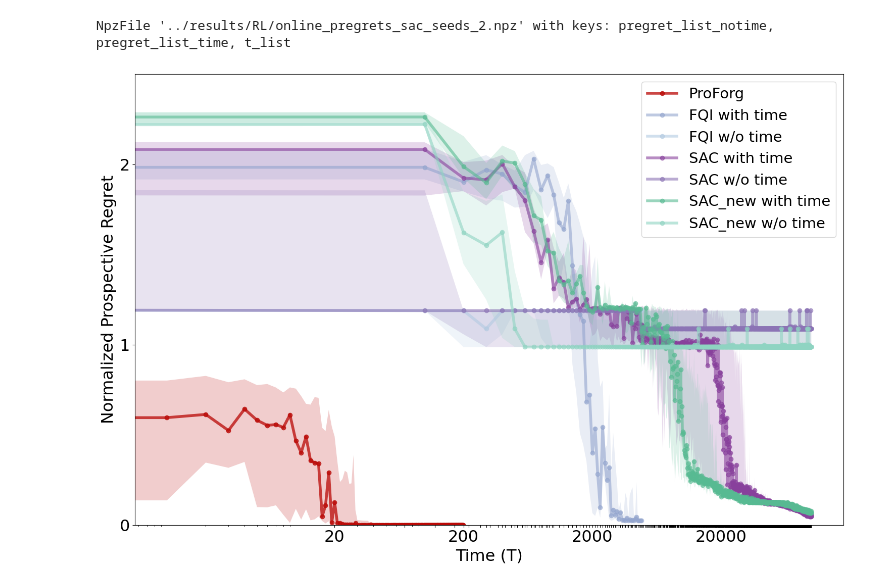
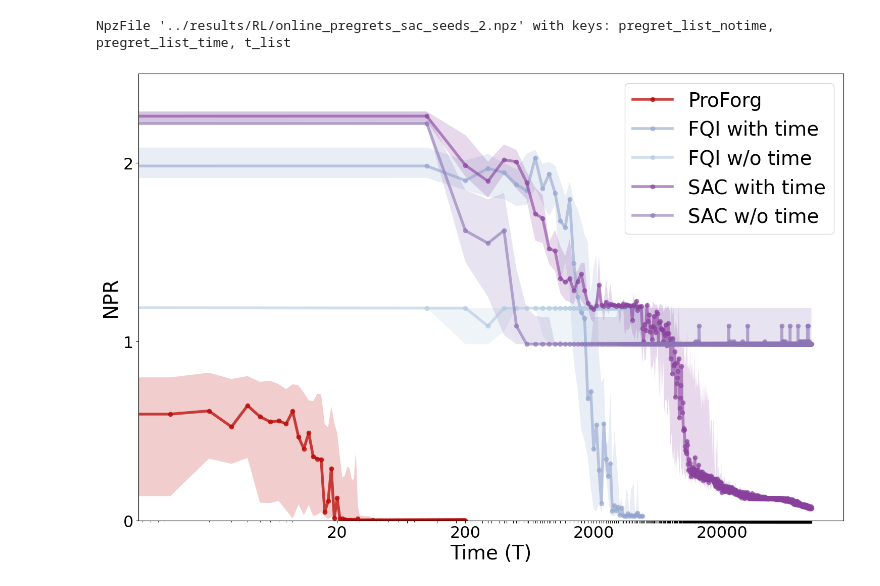
Before and after one commit to neurodata/ProspectiveForaging, a Jupyter notebook: notebooks/fig1_new.ipynb, the cells around one changed output. Drawn from its saved outputs; the diff is of its cells as text; code cells hidden in the pictures.

```diff
--- a/notebooks/fig1_new.ipynb
+++ b/notebooks/fig1_new.ipynb
@@ -105,48 +105,48 @@ plt.fill_between(Ts_RL[1:], q25[1:], q75[1:], color=colors["RL_FQI_time"], alpha
 
 median = np.median(PREGRETS_random_RL_arr, axis=0)
 q25  = np.nanpercentile(PREGRETS_random_RL_arr, 25, axis=0)
 q75  = np.nanpercentile(PREGRETS_random_RL_arr, 75, axis=0)
 plt.plot(Ts_RL[1:], median[1:],color=colors["RL_FQI_notime"], lw = linewidth,marker='o',alpha = 0.6,label = 'FQI w/o time')
 plt.fill_between(Ts_RL[1:], q25[1:], q75[1:], color=colors["RL_FQI_notime"], alpha=0.20, edgecolor="none")
 
 
-median = np.median(PREGRETS_SAC_arr, axis=0)
-q25  = np.nanpercentile(PREGRETS_SAC_arr, 25, axis=0)
-q75  = np.nanpercentile(PREGRETS_SAC_arr, 75, axis=0)
-plt.plot(Ts_SAC[1:], median[1:],color=colors["RL_SAC_time"], lw = linewidth,marker='o',alpha = 0.6,label = 'SAC with time')
-plt.fill_between(Ts_SAC[1:], q25[1:], q75[1:], color=colors["RL_SAC_time"], alpha=0.20, edgecolor="none")
+# median = np.median(PREGRETS_SAC_arr, axis=0)
+# q25  = np.nanpercentile(PREGRETS_SAC_arr, 25, axis=0)
+# q75  = np.nanpercentile(PREGRETS_SAC_arr, 75, axis=0)
+# plt.plot(Ts_SAC[1:], median[1:],color=colors["RL_SAC_time"], lw = linewidth,marker='o',alpha = 0.6,label = 'SAC with time')
+# plt.fill_between(Ts_SAC[1:], q25[1:], q75[1:], color=colors["RL_SAC_time"], alpha=0.20, edgecolor="none")
 
-median = np.median(PREGRETS_random_SAC_arr, axis=0)
-q25  = np.nanpercentile(PREGRETS_random_SAC_arr, 25, axis=0)
-q75  = np.nanpercentile(PREGRETS_random_SAC_arr, 75, axis=0)
-plt.plot(Ts_SAC[1:], median[1:],color=colors["RL_SAC_notime"], lw = linewidth,marker='o',alpha = 0.6,label = 'SAC w/o time')
-plt.fill_between(Ts_SAC[1:], q25[1:], q75[1:], color=colors["RL_SAC_notime"], alpha=0.20, edgecolor="none")
+# median = np.median(PREGRETS_random_SAC_arr, axis=0)
+# q25  = np.nanpercentile(PREGRETS_random_SAC_arr, 25, axis=0)
+# q75  = np.nanpercentile(PREGRETS_random_SAC_arr, 75, axis=0)
+# plt.plot(Ts_SAC[1:], median[1:],color=colors["RL_SAC_notime"], lw = linewidth,marker='o',alpha = 0.6,label = 'SAC w/o time')
+# plt.fill_between(Ts_SAC[1:], q25[1:], q75[1:], color=colors["RL_SAC_notime"], alpha=0.20, edgecolor="none")
 plt.xscale('log')
 
 median = np.median(PREGRETS_SAC_arr_2, axis=0)
 q25  = np.nanpercentile(PREGRETS_SAC_arr_2, 25, axis=0)
 q75  = np.nanpercentile(PREGRETS_SAC_arr_2, 75, axis=0)
-plt.plot(Ts_SAC_2[1:], median[1:],color=colors["RL_SAC_time_2"], lw = linewidth,marker='o',alpha = 0.6,label = 'SAC_new with time')
-plt.fill_between(Ts_SAC_2[1:], q25[1:], q75[1:], color=colors["RL_SAC_time_2"], alpha=0.20, edgecolor="none")
+plt.plot(Ts_SAC_2[1:], median[1:],color=colors["RL_SAC_time"], lw = linewidth,marker='o',alpha = 0.6,label = 'SAC with time')
+plt.fill_between(Ts_SAC_2[1:], q25[1:], q75[1:], color=colors["RL_SAC_time"], alpha=0.20, edgecolor="none")
 
 median = np.median(PREGRETS_random_SAC_arr_2, axis=0)
 q25  = np.nanpercentile(PREGRETS_random_SAC_arr_2, 25, axis=0)
 q75  = np.nanpercentile(PREGRETS_random_SAC_arr_2, 75, axis=0)
-plt.plot(Ts_SAC_2[1:], median[1:],color=colors["RL_SAC_notime_2"], lw = linewidth,marker='o',alpha = 0.6,label = 'SAC_new w/o time')
-plt.fill_between(Ts_SAC_2[1:], q25[1:], q75[1:], color=colors["RL_SAC_notime_2"], alpha=0.20, edgecolor="none")
+plt.plot(Ts_SAC_2[1:], median[1:],color=colors["RL_SAC_notime"], lw = linewidth,marker='o',alpha = 0.6,label = 'SAC w/o time')
+plt.fill_between(Ts_SAC_2[1:], q25[1:], q75[1:], color=colors["RL_SAC_notime"], alpha=0.20, edgecolor="none")
 plt.xscale('log')
 
 xticks = [i for i in np.arange(20,1000,50)]+[i for i in np.arange(10000,5000,1000)]+[i for i in np.arange(200,100000,100)]
 xticklabels = [str(v) if v in ['0',20,200,2000,20000,20000] else ""   # hide every 2nd label
                for i, v in enumerate(xticks)]
 plt.xticks(xticks, labels=xticklabels,fontsize = fontsize-5)
 plt.ylim([0,2.5])
 plt.yticks([0,1,2],fontsize = fontsize-5)
-plt.xlabel("Time (T)",fontsize = fontsize-5)
-plt.ylabel("Normalized Prospective Regret", fontsize = fontsize-5)
+plt.xlabel("Time (T)",fontsize = fontsize)
+plt.ylabel("NPR", fontsize = fontsize)
 # plt.title('Proforg vs FQI',fontsize = fontsize)
-plt.legend(fontsize = fontsize-7)
+plt.legend(loc = 'upper right',bbox_to_anchor=(1, 1),fontsize = fontsize)
 plt.savefig('ProForg_FQI.png')
 plt.tight_layout()
 # %% [output]
-[figure, old version]
+[figure, new version]
```
Also changed, not shown: 14 other files.
